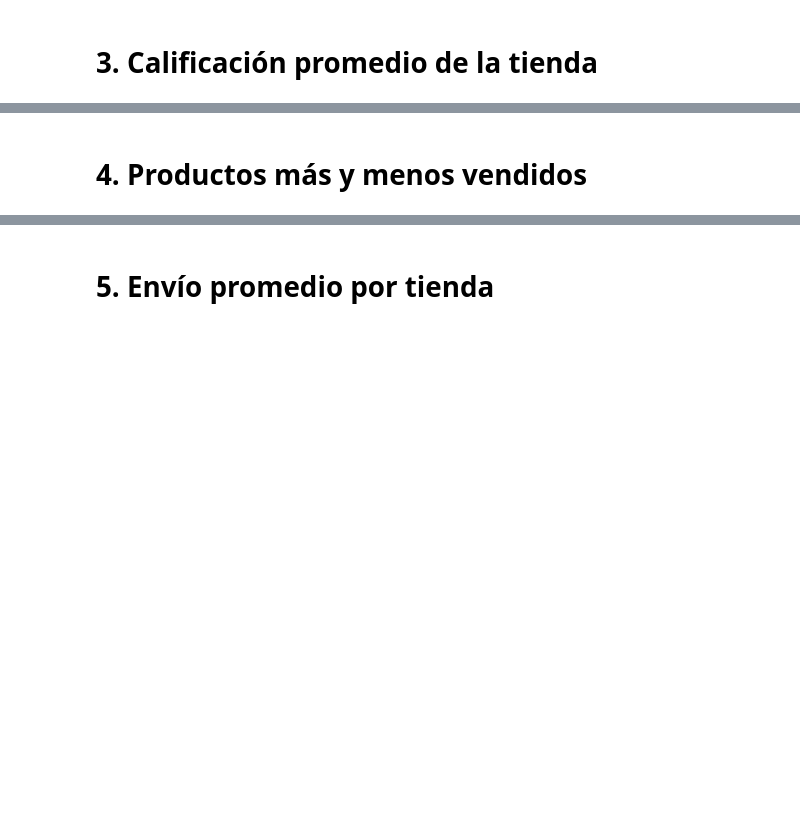
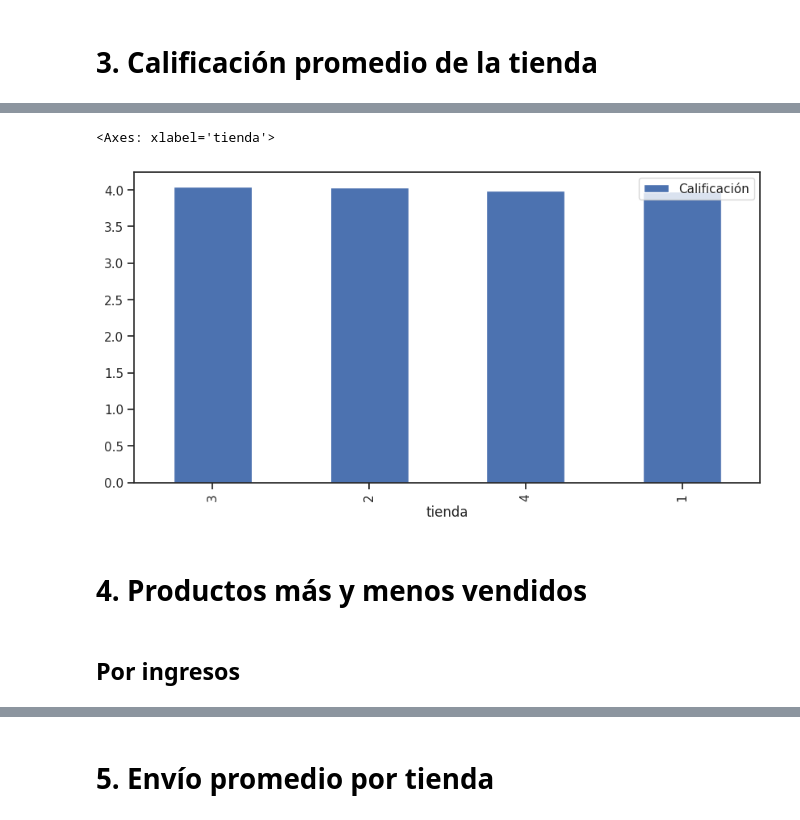
Before and after one commit to nikovido/datascience-alurastore-ONE-alura, a Jupyter notebook: AluraStoreLatam.ipynb, the cells around one changed output, grey strips where cells are left out. Cells and saved outputs as stored; diff of their text form; code cells hidden in the pictures; blank space fills up the shorter version.

```diff
--- a/AluraStoreLatam.ipynb
+++ b/AluraStoreLatam.ipynb
@@ -30,2 +284,11 @@ tienda.head()
 # %% [markdown]
 # 3. Calificación promedio de la tienda
+# %%
+# Veamos las calificación promedio de cada tienda
+calificacion_promedio = tiendas.groupby(["tienda"])["Calificación"].mean().reset_index()
+
+
+# Ordenamos de forma de mayor a menor
+calificacion_promedio.sort_values("Calificación", ascending=False, inplace=True)
+
+calificacion_promedio
@@ -32,2 +301,9 @@ tienda.head()
+# %%
+calificacion_promedio.plot.bar(x="tienda", y="Calificación", figsize=(10,5))
+# %% [output]
+<Axes: xlabel='tienda'>
+[figure, added]
 # %% [markdown]
 # 4. Productos más y menos vendidos
+# %% [markdown]
+## Por ingresos
```
Also changed, not shown: parts of 21 cells of this notebook.
